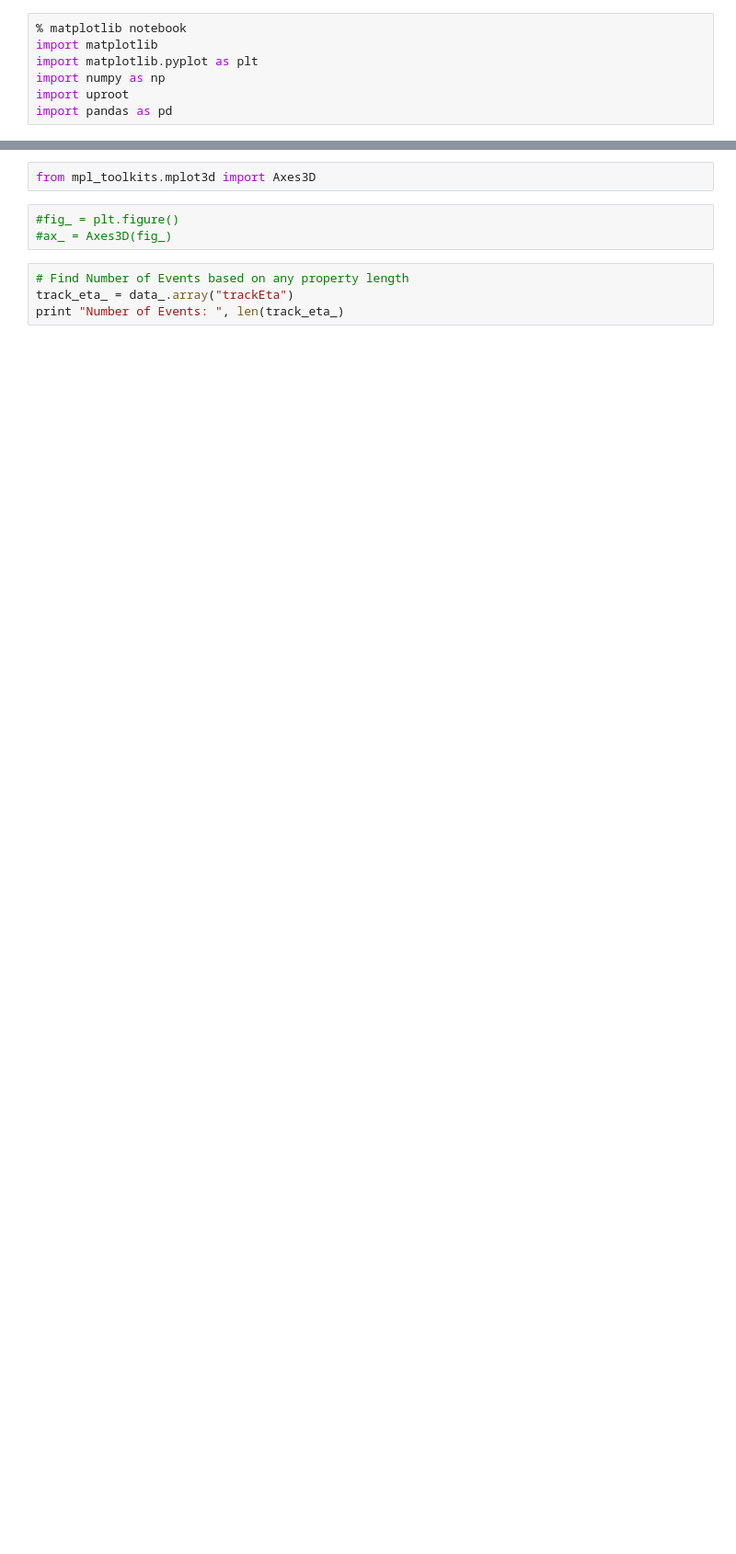
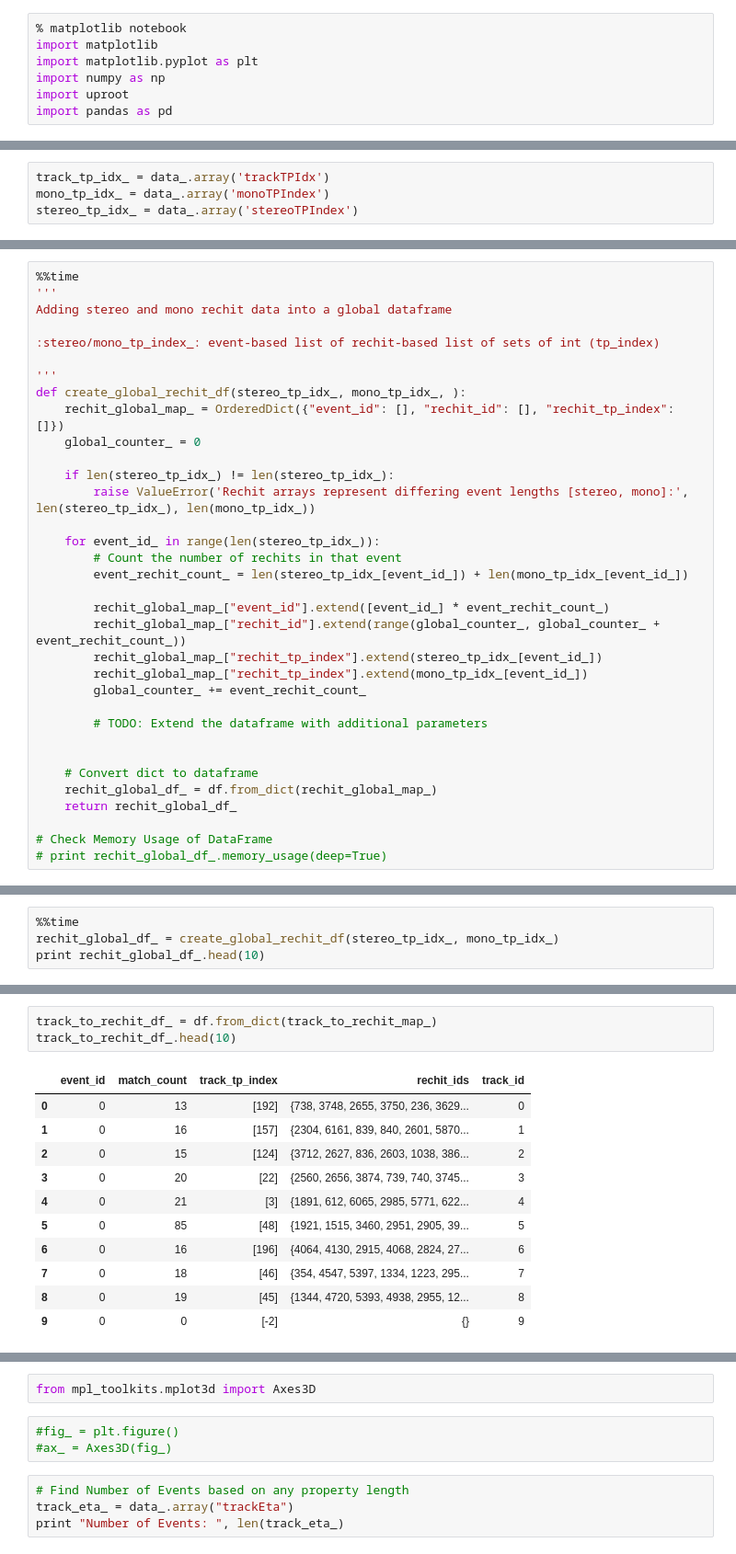
Before and after one commit to SwapneelM/TrackingNtuples, a Jupyter notebook: TrackingNtuples/scripts/Tracking Data Visualizer v2.ipynb, the cells around one changed output, grey strips where cells are left out. Shown at 92% size. Cells and saved outputs as stored; diff of their text form; blank space fills up the shorter version.

Commit message:
Stable fork of notebook with efficient track-rechit matching

```diff
--- a/TrackingNtuples/scripts/Tracking Data Visualizer v2.ipynb
+++ b/TrackingNtuples/scripts/Tracking Data Visualizer v2.ipynb
@@ -30,0 +33,4 @@ data_.keys()
+# %%
+track_tp_idx_ = data_.array('trackTPIdx')
+mono_tp_idx_ = data_.array('monoTPIndex')
+stereo_tp_idx_ = data_.array('stereoTPIndex')
@@ -30,0 +114,34 @@ data_.keys()
+# %%
+%%time
+'''
+Adding stereo and mono rechit data into a global dataframe
+
+:stereo/mono_tp_index_: event-based list of rechit-based list of sets of int (tp_index)
+
+'''
+def create_global_rechit_df(stereo_tp_idx_, mono_tp_idx_, ):
+    rechit_global_map_ = OrderedDict({"event_id": [], "rechit_id": [], "rechit_tp_index": []})
+    global_counter_ = 0
+
+    if len(stereo_tp_idx_) != len(stereo_tp_idx_):
+        raise ValueError('Rechit arrays represent differing event lengths [stereo, mono]:', len(stereo_tp_idx_), len(mono_tp_idx_))
+
+    for event_id_ in range(len(stereo_tp_idx_)):
+        # Count the number of rechits in that event
+        event_rechit_count_ = len(stereo_tp_idx_[event_id_]) + len(mono_tp_idx_[event_id_])
+
+        rechit_global_map_["event_id"].extend([event_id_] * event_rechit_count_)
+        rechit_global_map_["rechit_id"].extend(range(global_counter_, global_counter_ + event_rechit_count_))
+        rechit_global_map_["rechit_tp_index"].extend(stereo_tp_idx_[event_id_])
+        rechit_global_map_["rechit_tp_index"].extend(mono_tp_idx_[event_id_])
+        global_counter_ += event_rechit_count_
+
+        # TODO: Extend the dataframe with additional parameters
+
+
+    # Convert dict to dataframe
+    rechit_global_df_ = df.from_dict(rechit_global_map_)
+    return rechit_global_df_
+
+# Check Memory Usage of DataFrame
+# print rechit_global_df_.memory_usage(deep=True)
@@ -30,0 +151,4 @@ data_.keys()
+# %%
+%%time
+rechit_global_df_ = create_global_rechit_df(stereo_tp_idx_, mono_tp_idx_)
+print rechit_global_df_.head(10)
@@ -30,0 +293,15 @@ data_.keys()
+# %%
+track_to_rechit_df_ = df.from_dict(track_to_rechit_map_)
+track_to_rechit_df_.head(10)
+# %% [output]
+|  | event_id | match_count | track_tp_index | rechit_ids | track_id |
+| 0 | 0 | 13 | [192] | {738, 3748, 2655, 3750, 236, 3629... | 0 |
+| 1 | 0 | 16 | [157] | {2304, 6161, 839, 840, 2601, 5870... | 1 |
+| 2 | 0 | 15 | [124] | {3712, 2627, 836, 2603, 1038, 386... | 2 |
+| 3 | 0 | 20 | [22] | {2560, 2656, 3874, 739, 740, 3745... | 3 |
+| 4 | 0 | 21 | [3] | {1891, 612, 6065, 2985, 5771, 622... | 4 |
+| 5 | 0 | 85 | [48] | {1921, 1515, 3460, 2951, 2905, 39... | 5 |
+| 6 | 0 | 16 | [196] | {4064, 4130, 2915, 4068, 2824, 27... | 6 |
+| 7 | 0 | 18 | [46] | {354, 4547, 5397, 1334, 1223, 295... | 7 |
+| 8 | 0 | 19 | [45] | {1344, 4720, 5393, 4938, 2955, 12... | 8 |
+| 9 | 0 | 0 | [-2] | {} | 9 |
```
Also changed, not shown: parts of 43 cells of this notebook, 2 other files.
